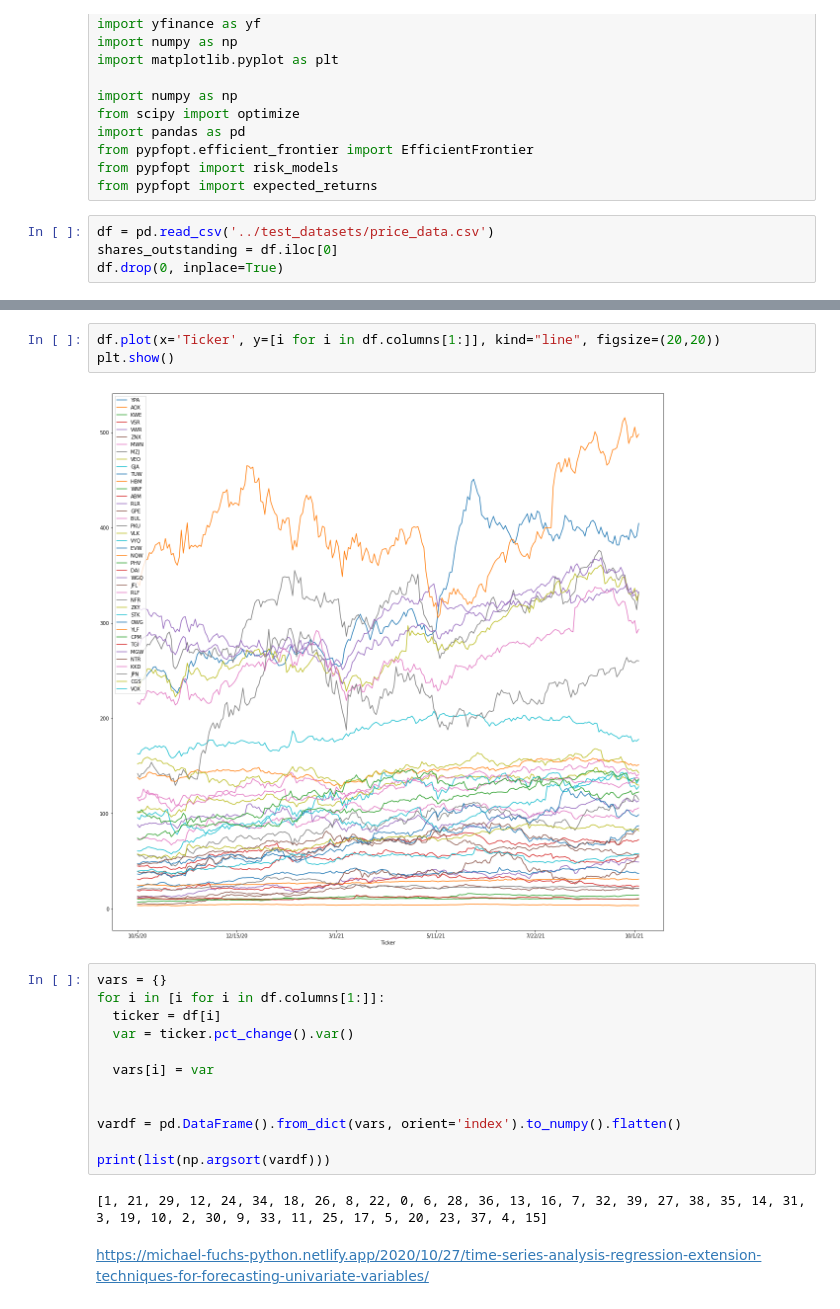
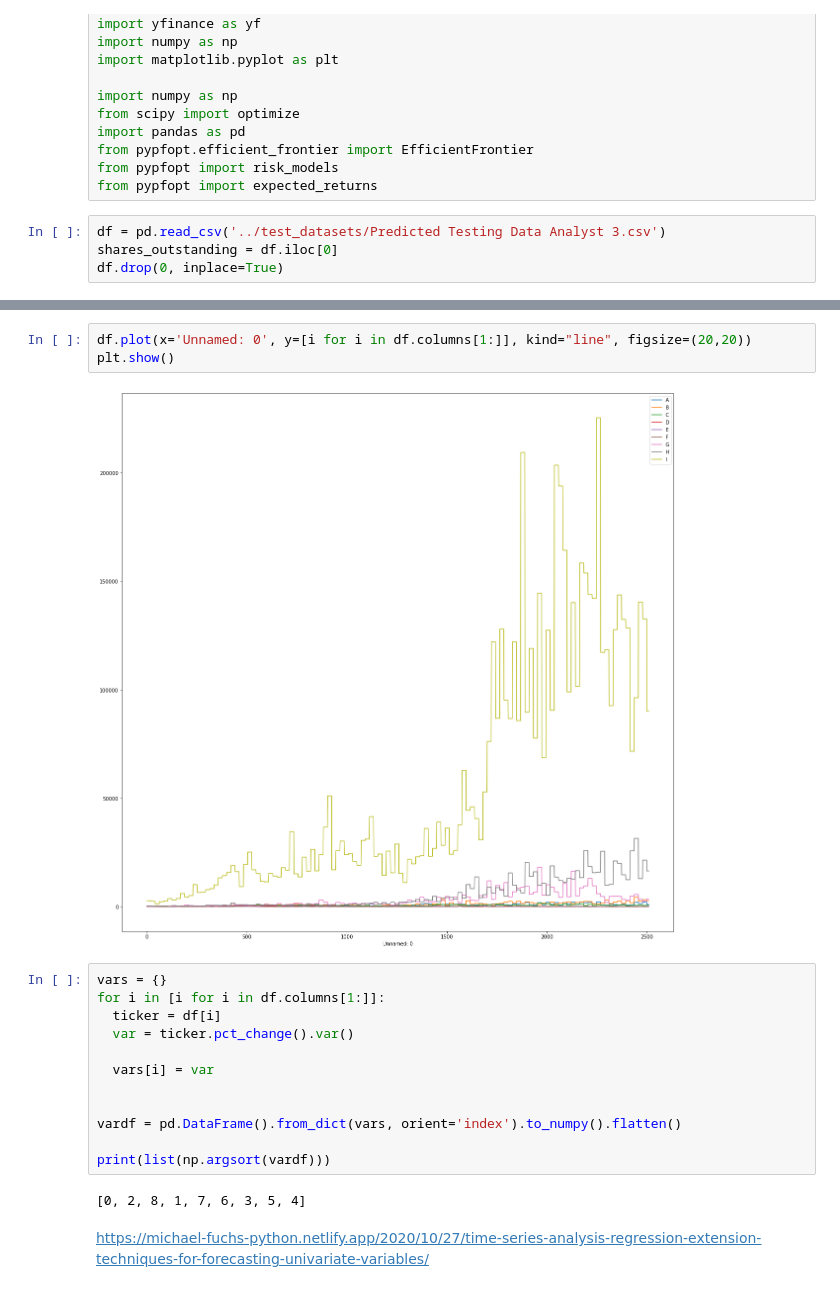
Before and after one commit to zdql/backtesting-1, a Jupyter notebook: analysis/analysis.ipynb, the cells around one changed output, grey strips where cells are left out. Cells and saved outputs as stored; diff of their text form.

```diff
--- a/analysis/analysis.ipynb
+++ b/analysis/analysis.ipynb
@@ -18,7 +18,7 @@ from pypfopt.efficient_frontier import EfficientFrontier
 from pypfopt import risk_models
 from pypfopt import expected_returns
 # %%
-df = pd.read_csv('../test_datasets/price_data.csv')
+df = pd.read_csv('../test_datasets/Predicted Testing Data Analyst 3.csv')
 shares_outstanding = df.iloc[0]
 df.drop(0, inplace=True)
 # %%
@@ -40,8 +40,8 @@ df
 # %%
-df.plot(x='Ticker', y=[i for i in df.columns[1:]], kind="line", figsize=(20,20))
+df.plot(x='Unnamed: 0', y=[i for i in df.columns[1:]], kind="line", figsize=(20,20))
 plt.show()
 # %% [output]
-[figure, old version]
+[figure, new version]
 # %%
 vars = {}
 for i in [i for i in df.columns[1:]]:
@@ -55,7 +55,7 @@ vardf = pd.DataFrame().from_dict(vars, orient='index').to_numpy().flatten()
 
 print(list(np.argsort(vardf)))
 # %% [output]
-[1, 21, 29, 12, 24, 34, 18, 26, 8, 22, 0, 6, 28, 36, 13, 16, 7, 32, 39, 27, 38, 35, 14, 31, 3, 19, 10, 2, 30, 9, 33, 11, 25, 17, 5, 20, 23, 37, 4, 15]
+[0, 2, 8, 1, 7, 6, 3, 5, 4]
 # %% [markdown]
 https://michael-fuchs-python.netlify.app/2020/10/27/time-series-analysis-regression-extension-techniques-for-forecasting-univariate-variables/
 # %%
```
Also changed, not shown: parts of 1 cell of this notebook, 3 other files.
